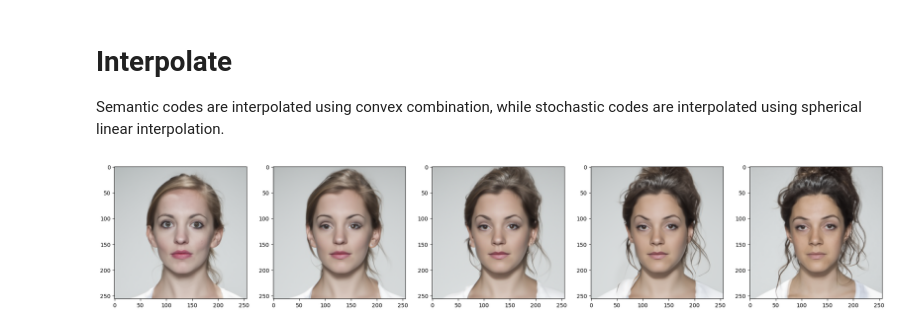
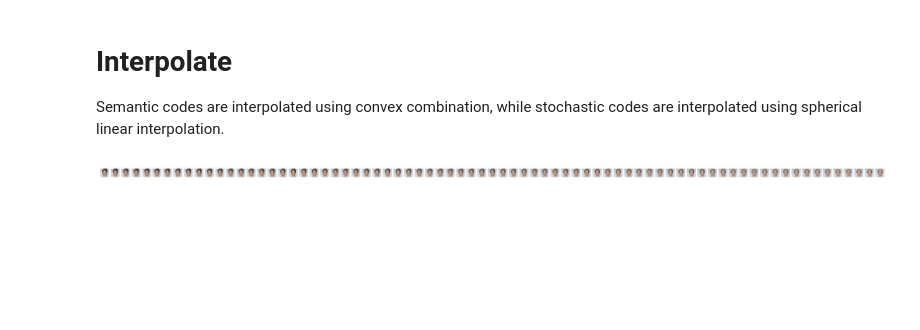
Before and after one commit to dsilvavinicius/diffae, a Jupyter notebook: interpolate.ipynb, the cells around one changed output. Cells and saved outputs as stored; diff of their text form; code cells hidden in the pictures; blank space fills up the shorter version.

```diff
--- a/interpolate.ipynb
+++ b/interpolate.ipynb
@@ -49,7 +46,8 @@ Clipping input data to the valid range for imshow with RGB data ([0..1] for floa
 Semantic codes are interpolated using convex combination, while stochastic codes are interpolated using spherical linear interpolation.
 # %%
 import numpy as np
-alpha = torch.tensor(np.linspace(0, 1, 5, dtype=np.float32)).to(cond.device)
+N = 75
+alpha = torch.tensor(np.linspace(0, 1, N, dtype=np.float32)).to(cond.device)
 intp = cond[0][None] * (1 - alpha[:, None]) + cond[1][None] * alpha[:, None]
 
 def cos(a, b):
@@ -72,11 +70,12 @@ pred = model.render(intp_x, intp, T=20)
 # %%
 import matplotlib.pyplot as plt
 # torch.manual_seed(1)
-fig, ax = plt.subplots(1, 5, figsize=(5*5, 5))
+fig, ax = plt.subplots(1, N, figsize=(5*5, 5*5))
 for i in range(len(alpha)):
     ax[i].imshow(pred[i].permute(1, 2, 0).cpu())
+    ax[i].axis('off')
     # plt.savefig('imgs_manipulated/compare.png')
     im = transforms.ToPILImage()(pred[i])
-    im.save(f"diffae_pure_{i}.png")
+    #im.save(f"diffae_pure_{i}.png")
 # %% [output]
-[figure, old version]
+[figure, new version]
```
Also changed, not shown: parts of 5 cells of this notebook, 5 other files.
